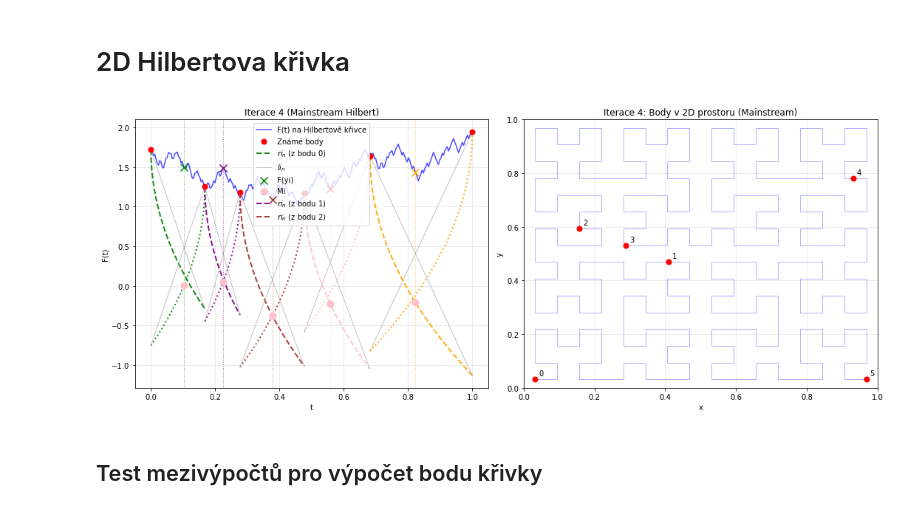
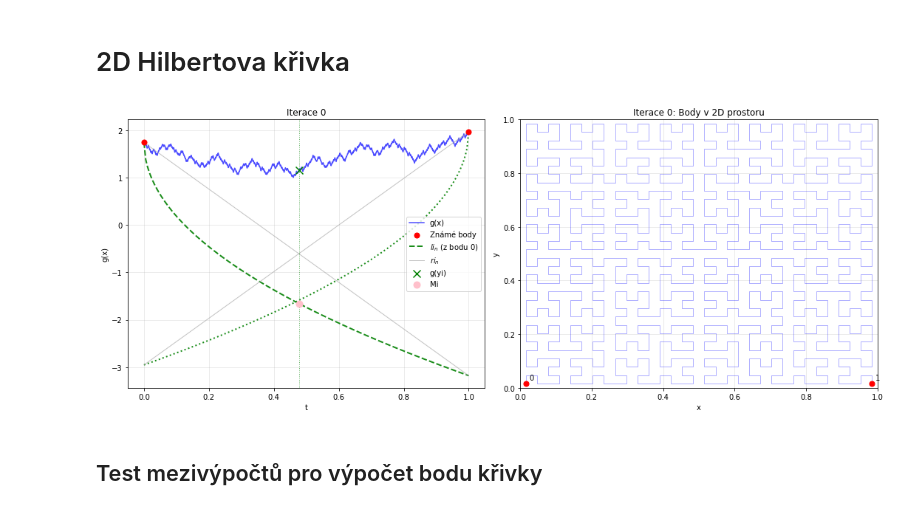
Before and after one commit to NIE0087/BP---prostor-vyplnujici-krivky, a Jupyter notebook: example2Dmainstream.ipynb, the cells around one changed output. Saved outputs shown, nothing was run; the diff lists cells and outputs as text; code cells hidden in the pictures.

```diff
--- a/example2Dmainstream.ipynb
+++ b/example2Dmainstream.ipynb
@@ -6,11 +6,11 @@ hilbert= Hilbert2DmainstreamVisualizer(precision=20)
 # 2D Hilbertova křivka
 # %%
 
-h2d.plot_holder_paraboloids_mainstream(H=2*2.23, r=1.1, eps=1e-4, max_iter=10,
-                                n=4, x_min=0, x_max=1, y_min=0, y_max=1,
-                                whatFunc=0, iteration_to_plot=4)
+h2d.plot_holder_paraboloids_mainstream(H=(2*((5)**(1/2))), r=1.1, eps=1e-4, max_iter=10,
+                                n=5, x_min=0, x_max=1, y_min=0, y_max=1,
+                                whatFunc=0, iteration_to_plot=0)
 # %% [output]
-[figure, old version]
+[figure, new version]
 # %% [markdown]
 ## Test mezivýpočtů pro výpočet bodu křivky
 # %%
```
Also changed, not shown: 7 other files.
